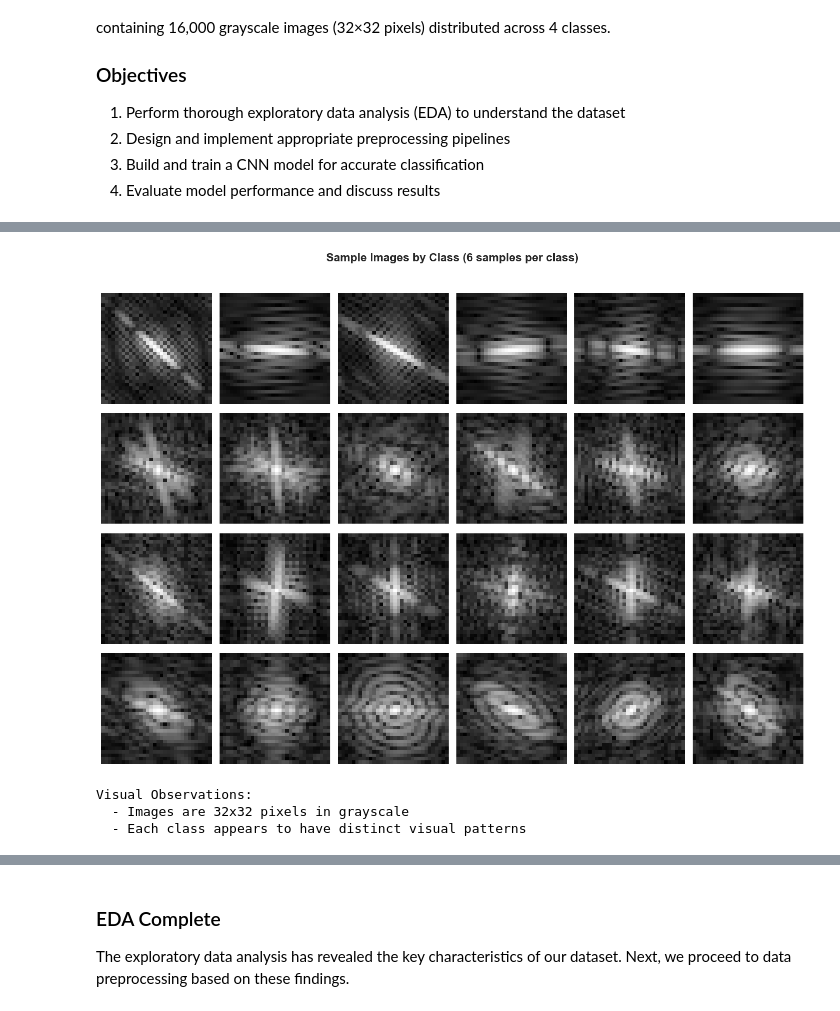
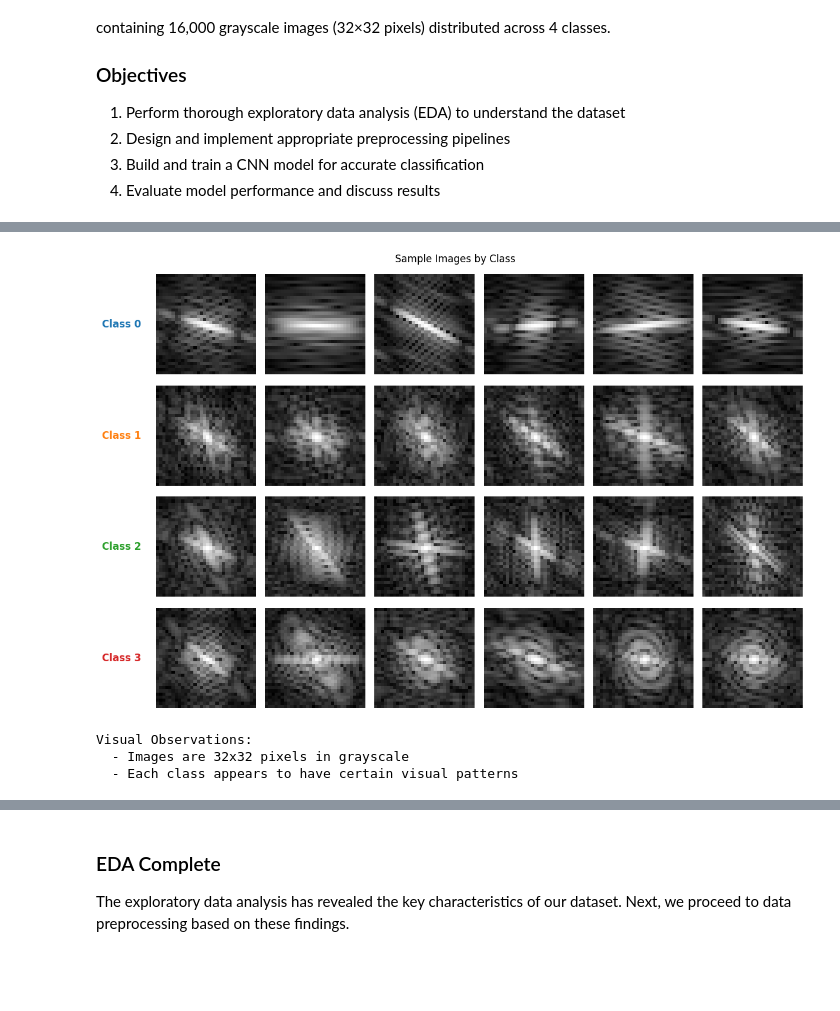
Before and after one commit to NghiaNguyen170192/cosc3007-deep-learning, a Jupyter notebook: assignments/Assignment-01-DUE-2025-12-06/submission_s3343711.ipynb, the cells around one changed output, grey strips where cells are left out. Cells and saved outputs as stored; diff of their text form; code cells hidden in the pictures; blank space fills up the shorter version.

```diff
--- a/assignments/Assignment-01-DUE-2025-12-06/submission_s3343711.ipynb
+++ b/assignments/Assignment-01-DUE-2025-12-06/submission_s3343711.ipynb
@@ -19,14 +19,12 @@ This project implements a deep learning solution for **multiclass image classifi
 3. Build and train a CNN model for accurate classification
 4. Evaluate model performance and discuss results
 # %%
-# Imports and Reproducibility Setup
 import numpy as np
 import matplotlib.pyplot as plt
 from scipy import stats
 
-# Set random seed for reproducibility
 RANDOM_SEED = 42
-np.random.seed(RANDOM_SEED)
 
-print(f"NumPy version: {np.__version__}")
-print(f"Random seed: {RANDOM_SEED}")
+# Class color palette (consistent across all visualizations)
+CLASS_COLORS = ["#1f77b4", "#ff7f0e", "#2ca02c", "#d62728"]  # Blue, Orange, Green, Red
+CLASS_NAMES = ["Class 0", "Class 1", "Class 2", "Class 3"]
@@ -92,33 +90,49 @@ Observation: Dataset has perfectly balanced classes (4000 samples each).
 # %%
 # Sample Images Visualization - Organized by Class
 number_of_samples_per_class = 6
 number_of_classes = 4
 
-figure, axes = plt.subplots(number_of_classes, number_of_samples_per_class, figsize=(12, 8))
+figure, axes = plt.subplots(
+    number_of_classes, number_of_samples_per_class, figsize=(12, 8)
+)
 figure.suptitle("Sample Images by Class")
 
 for class_index in range(number_of_classes):
     class_indices = np.where(y == class_index)[0]
-    selected_indices = np.random.choice(class_indices, size=number_of_samples_per_class, replace=False)
+    selected_indices = np.random.choice(
+        class_indices, size=number_of_samples_per_class, replace=False
+    )
 
     for sample_position, image_index in enumerate(selected_indices):
         axis = axes[class_index, sample_position]
         axis.imshow(X[image_index], cmap="gray")
         axis.axis("off")
-        if sample_position == 0:
-            axis.set_ylabel(f"Class {class_index}")
+
+    # Add class label on the left side of each row (with class color)
+    axes[class_index, 0].text(
+        -0.15,
+        0.5,
+        CLASS_NAMES[class_index],
+        transform=axes[class_index, 0].transAxes,
+        fontsize=12,
+        fontweight="bold",
+        color=CLASS_COLORS[class_index],
+        va="center",
+        ha="right",
+    )
 
 plt.tight_layout()
+plt.subplots_adjust(left=0.08)  # Make room for row labels
 plt.show()
 
 print("\nVisual Observations:")
 print("  - Images are 32x32 pixels in grayscale")
-print("  - Each class appears to have distinct visual patterns")
+print("  - Each class appears to have certain visual patterns")
 # %% [output]
-[figure, old version]
+[figure, new version]
 Visual Observations:
   - Images are 32x32 pixels in grayscale
-  - Each class appears to have distinct visual patterns
+  - Each class appears to have certain visual patterns
 # %%
 # Per-Class Analysis: Mean Images and Variance Heatmaps
 figure, axes = plt.subplots(2, 4, figsize=(14, 7))
```
Also changed, not shown: parts of 22 cells of this notebook, 1 other file.
